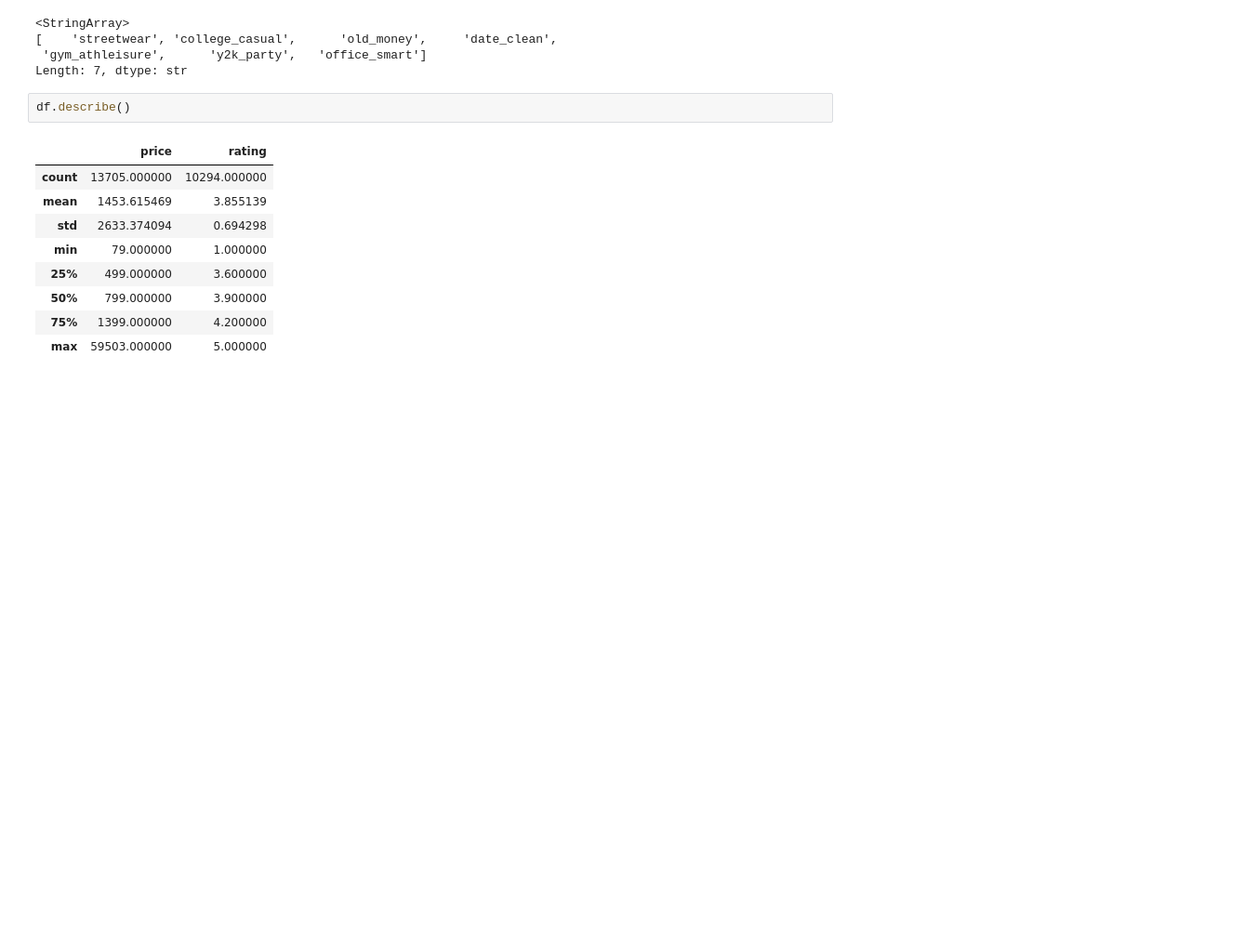
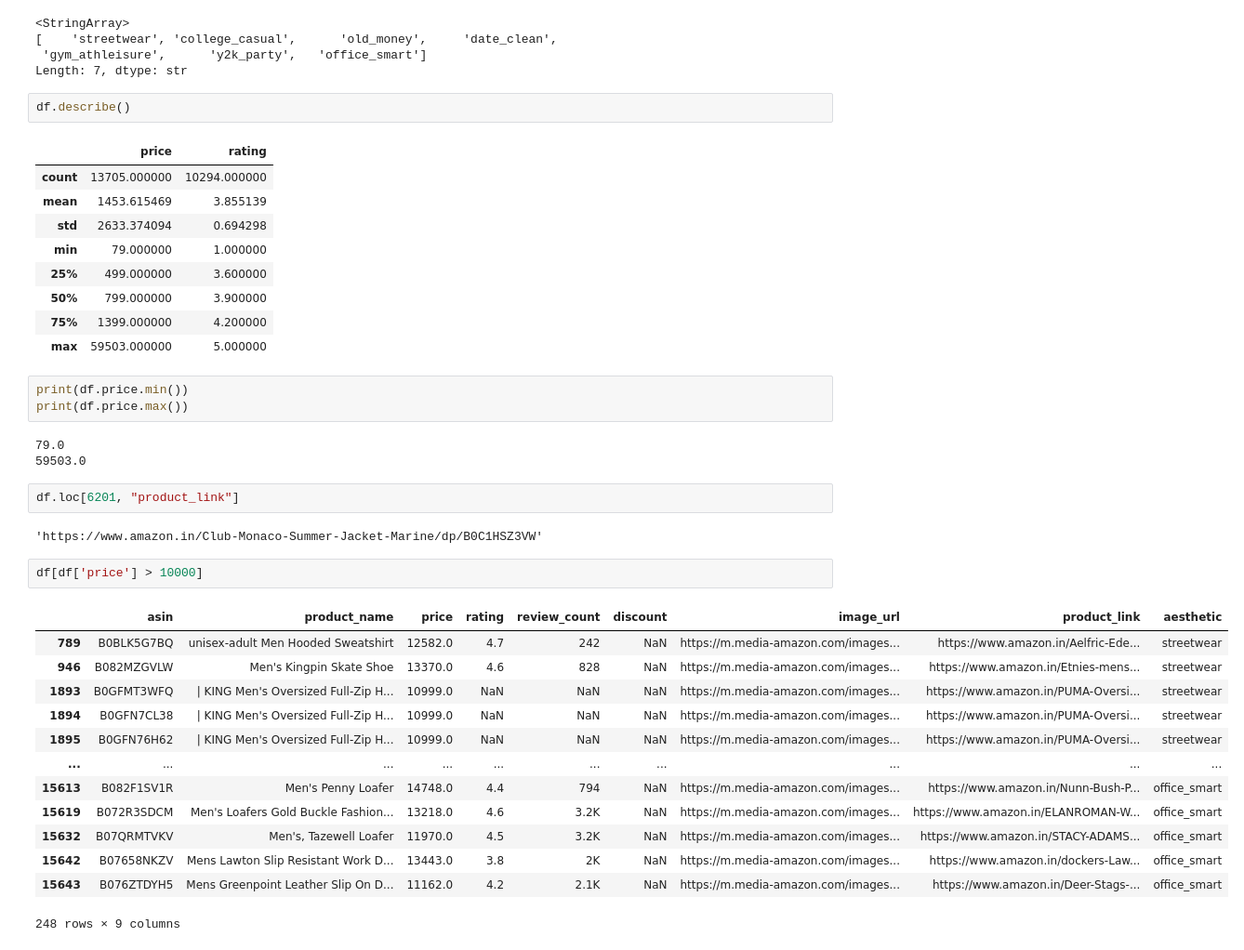
Before and after one commit to Samkumar24/End-to-End-Fashion-Recommendation-System-with-MLOps, a Jupyter notebook: research/research.ipynb, the cells around one changed output. Shown at 93% size. Drawn from its saved outputs; the diff is of its cells as text; blank space fills up the shorter version.

```diff
--- a/research/research.ipynb
+++ b/research/research.ipynb
@@ -147,3 +149,29 @@ df.describe()
 | 50% | 799.000000 | 3.900000 |
 | 75% | 1399.000000 | 4.200000 |
 | max | 59503.000000 | 5.000000 |
+# %%
+print(df.price.min())
+print(df.price.max())
+# %% [output]
+79.0
+59503.0
+# %%
+df.loc[6201, "product_link"]
+# %% [output]
+'https://www.amazon.in/Club-Monaco-Summer-Jacket-Marine/dp/B0C1HSZ3VW'
+# %%
+df[df['price'] > 10000]
+# %% [output]
+|  | asin | product_name | price | rating | review_count | discount | image_url | product_link | aesthetic |
+| 789 | B0BLK5G7BQ | unisex-adult Men Hooded Sweatshirt | 12582.0 | 4.7 | 242 | NaN | https://m.media-amazon.com/images... | https://www.amazon.in/Aelfric-Ede... | streetwear |
+| 946 | B082MZGVLW | Men's Kingpin Skate Shoe | 13370.0 | 4.6 | 828 | NaN | https://m.media-amazon.com/images... | https://www.amazon.in/Etnies-mens... | streetwear |
+| 1893 | B0GFMT3WFQ | | KING Men's Oversized Full-Zip H... | 10999.0 | NaN | NaN | NaN | https://m.media-amazon.com/images... | https://www.amazon.in/PUMA-Oversi... | streetwear |
+| 1894 | B0GFN7CL38 | | KING Men's Oversized Full-Zip H... | 10999.0 | NaN | NaN | NaN | https://m.media-amazon.com/images... | https://www.amazon.in/PUMA-Oversi... | streetwear |
+| 1895 | B0GFN76H62 | | KING Men's Oversized Full-Zip H... | 10999.0 | NaN | NaN | NaN | https://m.media-amazon.com/images... | https://www.amazon.in/PUMA-Oversi... | streetwear |
+| ... | ... | ... | ... | ... | ... | ... | ... | ... | ... |
+| 15613 | B082F1SV1R | Men's Penny Loafer | 14748.0 | 4.4 | 794 | NaN | https://m.media-amazon.com/images... | https://www.amazon.in/Nunn-Bush-P... | office_smart |
+| 15619 | B072R3SDCM | Men's Loafers Gold Buckle Fashion... | 13218.0 | 4.6 | 3.2K | NaN | https://m.media-amazon.com/images... | https://www.amazon.in/ELANROMAN-W... | office_smart |
+| 15632 | B07QRMTVKV | Men's, Tazewell Loafer | 11970.0 | 4.5 | 3.2K | NaN | https://m.media-amazon.com/images... | https://www.amazon.in/STACY-ADAMS... | office_smart |
+| 15642 | B07658NKZV | Mens Lawton Slip Resistant Work D... | 13443.0 | 3.8 | 2K | NaN | https://m.media-amazon.com/images... | https://www.amazon.in/dockers-Law... | office_smart |
+| 15643 | B076ZTDYH5 | Mens Greenpoint Leather Slip On D... | 11162.0 | 4.2 | 2.1K | NaN | https://m.media-amazon.com/images... | https://www.amazon.in/Deer-Stags-... | office_smart |
+248 rows × 9 columns
```
Also changed, not shown: parts of 4 cells of this notebook, 3 other files.
